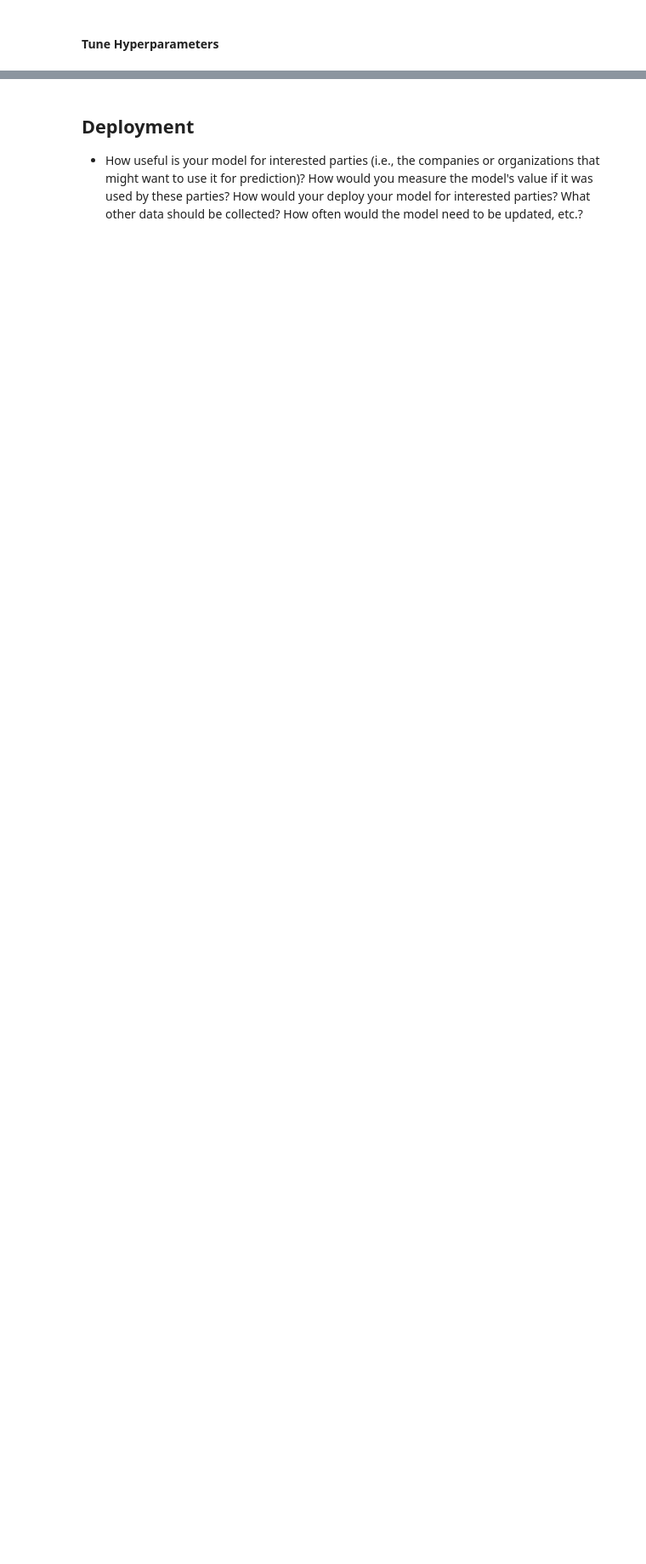
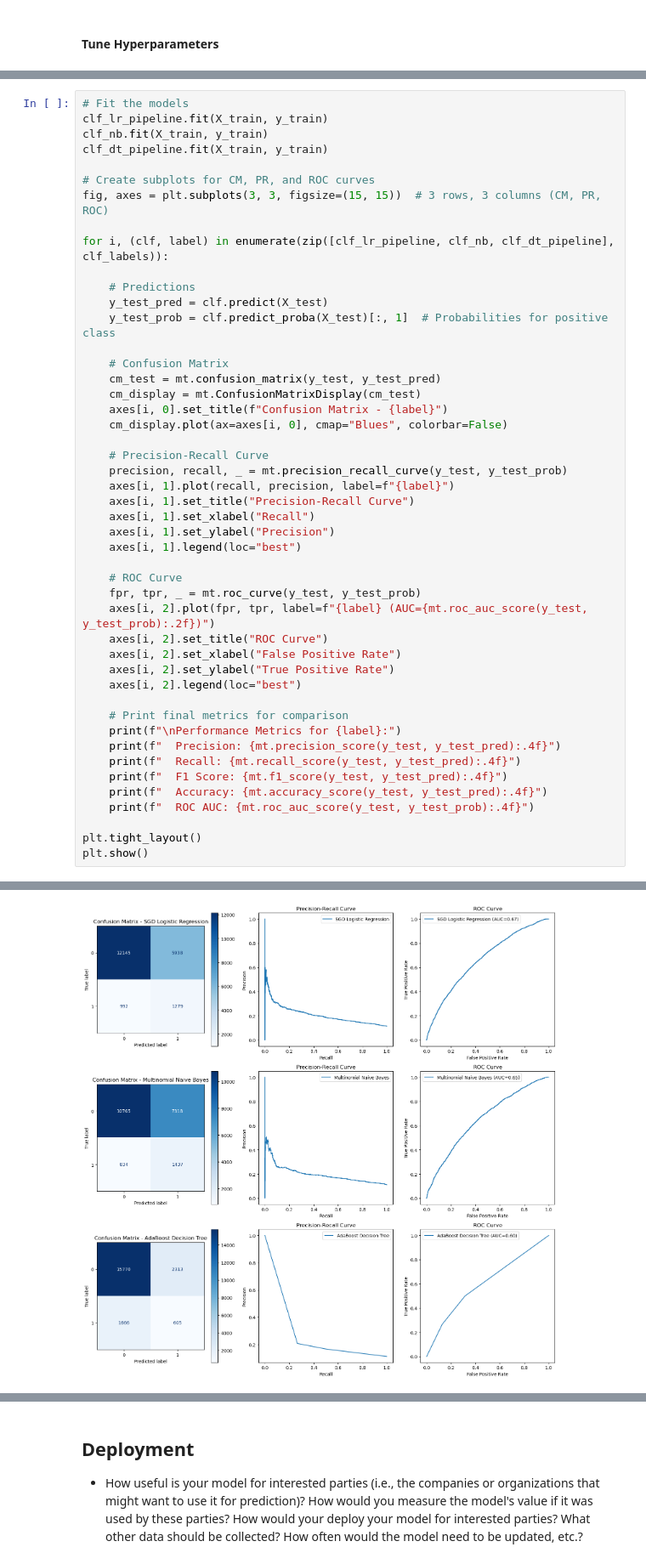
Before and after one commit to kdhenderson/ML7331_team_project, a Jupyter notebook: LabTwo_Classification_KHdraft.ipynb, the cells around one changed output, grey strips where cells are left out. Shown at 85% size. Drawn from its saved outputs; the diff is of its cells as text; blank space fills up the shorter version.

Commit message:
Updated with classification models/results and code for regression models, untested.

```diff
--- a/LabTwo_Classification_KHdraft.ipynb
+++ b/LabTwo_Classification_KHdraft.ipynb
@@ -410,0 +406,48 @@ Wall time: 24 s
+# %%
+# Fit the models
+clf_lr_pipeline.fit(X_train, y_train)
+clf_nb.fit(X_train, y_train)
+clf_dt_pipeline.fit(X_train, y_train)
+
+# Create subplots for CM, PR, and ROC curves
+fig, axes = plt.subplots(3, 3, figsize=(15, 15))  # 3 rows, 3 columns (CM, PR, ROC)
+
+for i, (clf, label) in enumerate(zip([clf_lr_pipeline, clf_nb, clf_dt_pipeline], clf_labels)):
+
+    # Predictions
+    y_test_pred = clf.predict(X_test)
+    y_test_prob = clf.predict_proba(X_test)[:, 1]  # Probabilities for positive class
+
+    # Confusion Matrix
+    cm_test = mt.confusion_matrix(y_test, y_test_pred)
+    cm_display = mt.ConfusionMatrixDisplay(cm_test)
+    axes[i, 0].set_title(f"Confusion Matrix - {label}")
+    cm_display.plot(ax=axes[i, 0], cmap="Blues", colorbar=False)
+
+    # Precision-Recall Curve
+    precision, recall, _ = mt.precision_recall_curve(y_test, y_test_prob)
+    axes[i, 1].plot(recall, precision, label=f"{label}")
+    axes[i, 1].set_title("Precision-Recall Curve")
+    axes[i, 1].set_xlabel("Recall")
+    axes[i, 1].set_ylabel("Precision")
+    axes[i, 1].legend(loc="best")
+
+    # ROC Curve
+    fpr, tpr, _ = mt.roc_curve(y_test, y_test_prob)
+    axes[i, 2].plot(fpr, tpr, label=f"{label} (AUC={mt.roc_auc_score(y_test, y_test_prob):.2f})")
+    axes[i, 2].set_title("ROC Curve")
+    axes[i, 2].set_xlabel("False Positive Rate")
+    axes[i, 2].set_ylabel("True Positive Rate")
+    axes[i, 2].legend(loc="best")
+
+    # Print final metrics for comparison
+    print(f"\nPerformance Metrics for {label}:")
+    print(f"  Precision: {mt.precision_score(y_test, y_test_pred):.4f}")
+    print(f"  Recall: {mt.recall_score(y_test, y_test_pred):.4f}")
+    print(f"  F1 Score: {mt.f1_score(y_test, y_test_pred):.4f}")
+    print(f"  Accuracy: {mt.accuracy_score(y_test, y_test_pred):.4f}")
+    print(f"  ROC AUC: {mt.roc_auc_score(y_test, y_test_prob):.4f}")
+
+plt.tight_layout()
+plt.show()
+# %% [output]
@@ -410,0 +474 @@ Wall time: 24 s
+[figure, added]
```
Also changed, not shown: parts of 21 cells of this notebook.
